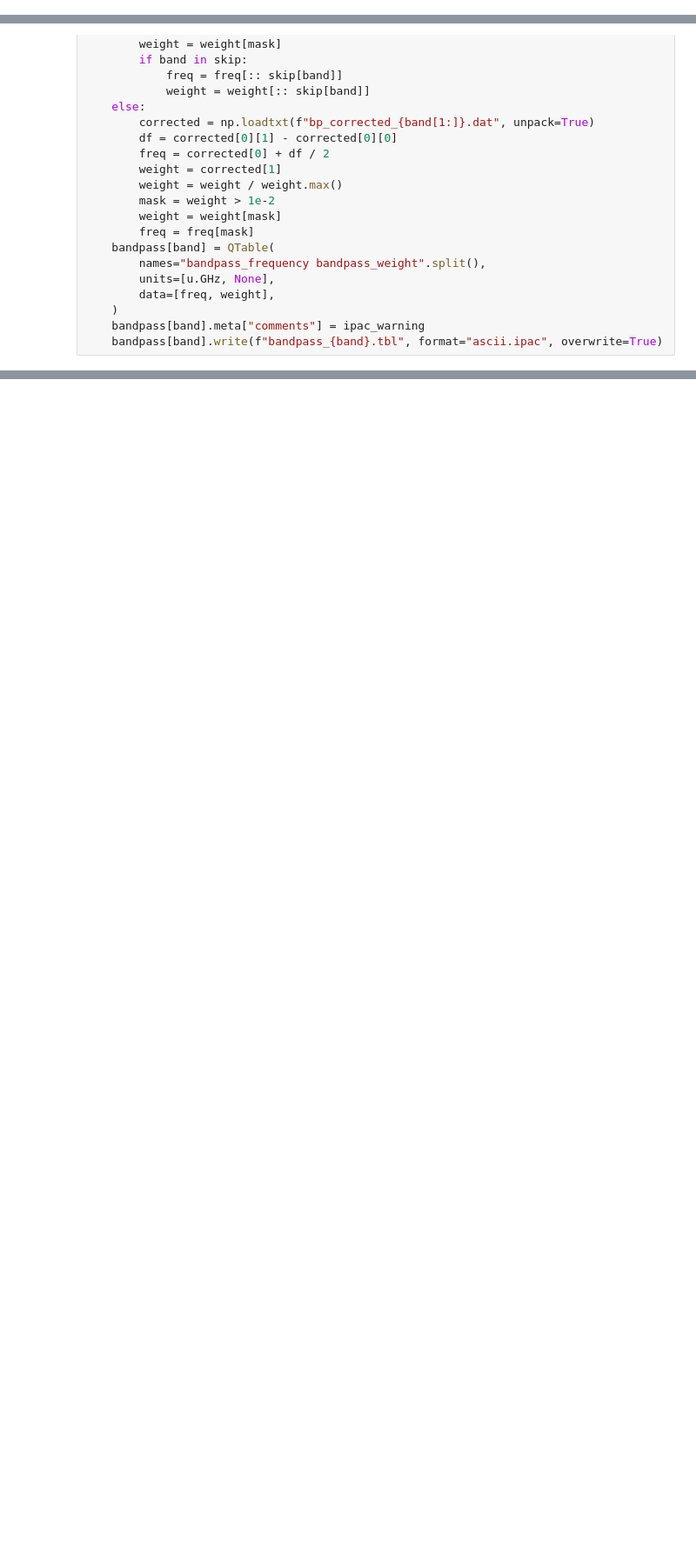
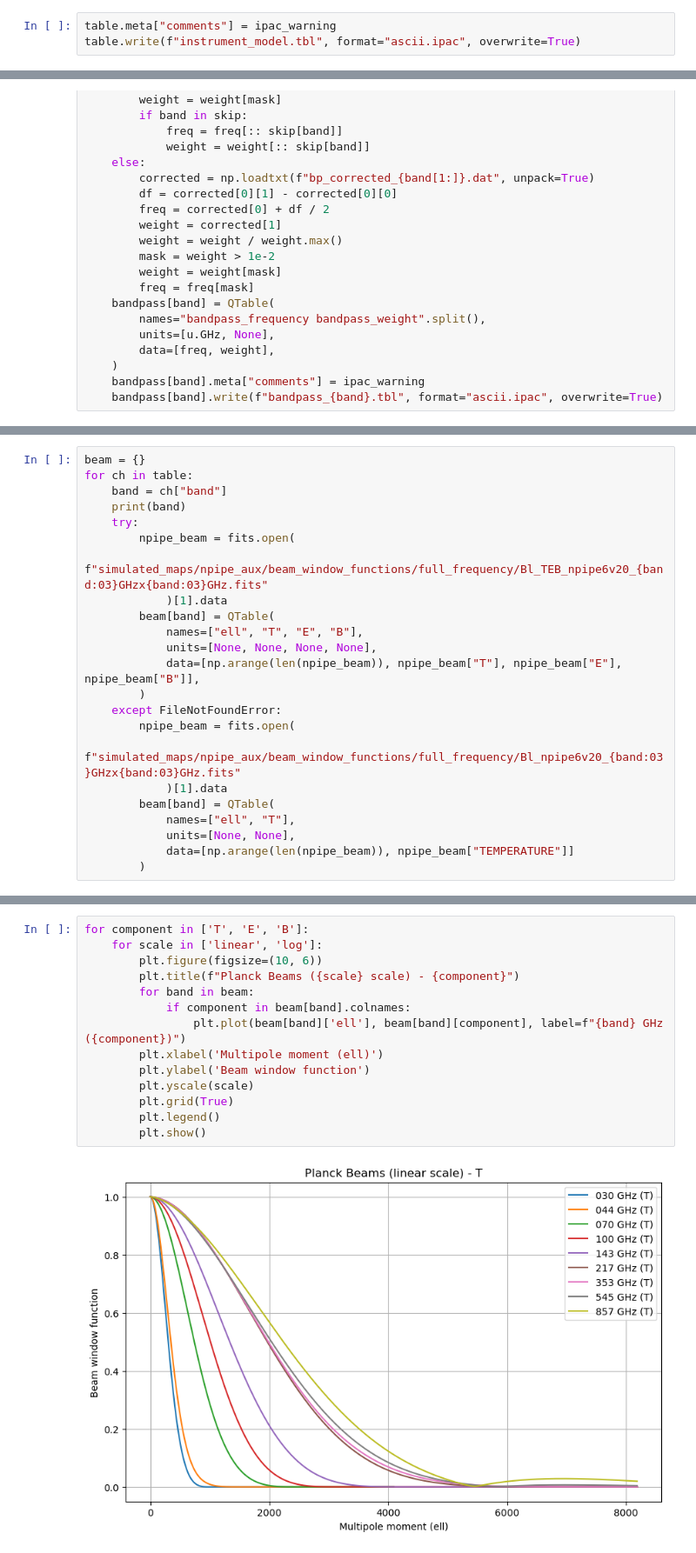
Before and after one commit to simonsobs/map_based_simulations, a Jupyter notebook: mbs-s0017-20240208/instrument_model/extract_instrument_parameters.ipynb, the cells around one changed output, grey strips where cells are left out. Shown at 87% size. Saved outputs shown, nothing was run; the diff lists cells and outputs as text; blank space fills up the shorter version.

Commit message:
finalized instrument model generation

```diff
--- a/mbs-s0017-20240208/instrument_model/extract_instrument_parameters.ipynb
+++ b/mbs-s0017-20240208/instrument_model/extract_instrument_parameters.ipynb
@@ -73,3 +94,6 @@ table
+# %%
+table.meta["comments"] = ipac_warning
+table.write(f"instrument_model.tbl", format="ascii.ipac", overwrite=True)
 # %% [markdown]
 ## Create bandpass files
 # %%
@@ -188,0 +226,23 @@ for instrument in ["HFI", "LFI"]:
+# %%
+beam = {}
+for ch in table:
+    band = ch["band"]
+    print(band)
+    try:
+        npipe_beam = fits.open(
+            f"simulated_maps/npipe_aux/beam_window_functions/full_frequency/Bl_TEB_npipe6v20_{band:03}GHzx{band:03}GHz.fits"
+            )[1].data
+        beam[band] = QTable(
+            names=["ell", "T", "E", "B"],
+            units=[None, None, None, None],
+            data=[np.arange(len(npipe_beam)), npipe_beam["T"], npipe_beam["E"], npipe_beam["B"]],
+        )
+    except FileNotFoundError:
+        npipe_beam = fits.open(
+            f"simulated_maps/npipe_aux/beam_window_functions/full_frequency/Bl_npipe6v20_{band:03}GHzx{band:03}GHz.fits"
+            )[1].data
+        beam[band] = QTable(
+            names=["ell", "T"],
+            units=[None, None],
+            data=[np.arange(len(npipe_beam)), npipe_beam["TEMPERATURE"]]
+        )
@@ -188,0 +259,16 @@ for instrument in ["HFI", "LFI"]:
+# %%
+for component in ['T', 'E', 'B']:
+    for scale in ['linear', 'log']:
+        plt.figure(figsize=(10, 6))
+        plt.title(f"Planck Beams ({scale} scale) - {component}")
+        for band in beam:
+            if component in beam[band].colnames:
+                plt.plot(beam[band]['ell'], beam[band][component], label=f"{band} GHz ({component})")
+        plt.xlabel('Multipole moment (ell)')
+        plt.ylabel('Beam window function')
+        plt.yscale(scale)
+        plt.grid(True)
+        plt.legend()
+        plt.show()
+# %% [output]
+[figure, added]
```
Also changed, not shown: parts of 8 cells of this notebook.
